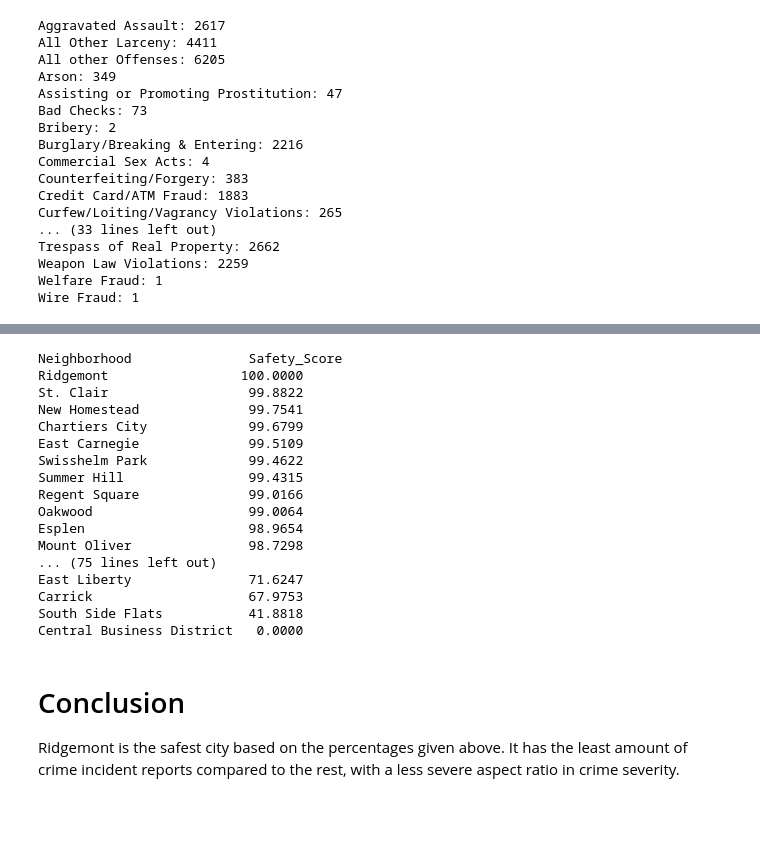
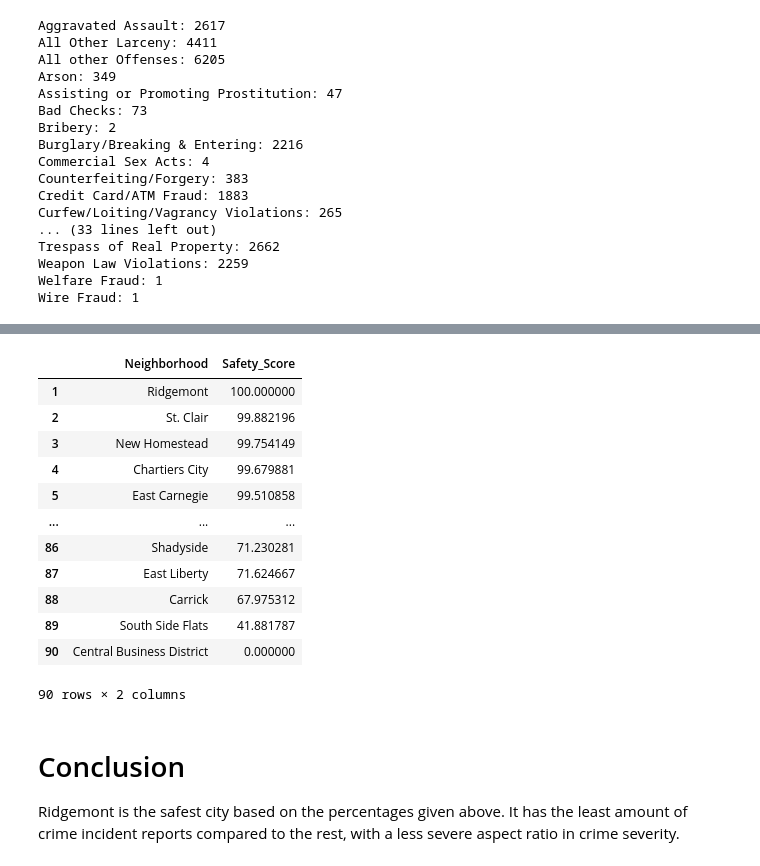
Before and after one commit to nathanPozzuto/Best_PGH_Neighborhood_26, a Jupyter notebook: IvanData.ipynb, the cells around one changed output, grey strips where cells are left out. Cells and saved outputs as stored; diff of their text form; code cells hidden in the pictures; blank space fills up the shorter version.

```diff
--- a/IvanData.ipynb
+++ b/IvanData.ipynb
@@ -125,45 +125,37 @@ Name: NIBRS_Offense_Grouping, Length: 90, dtype: float64
 # %%
 totalCrime_df = totalCrime.to_frame(name="Crime_Count").reset_index()
 
 # Assign to list for final conclusion use
 crimeScore = {}
 for neighborhood, count in zip(totalCrime_df["Neighborhood"], totalCrime_df["Crime_Count"]):
     result = 1 - (int(count) / 13259)
     crimeScore[neighborhood] = result
 
 totalCrime_df['Severity_Ratio'] = totalCrime_df['Neighborhood'].map(severity_ratio)
 totalCrime_df['Weighted_Crime'] = totalCrime_df['Crime_Count'].astype(int) * (1 + totalCrime_df['Severity_Ratio'].astype(float) * 3)
 
 min_wc = totalCrime_df['Weighted_Crime'].min()
 max_wc = totalCrime_df['Weighted_Crime'].max()
 
 totalCrime_df['Safety_Score'] = 100 - ((totalCrime_df['Weighted_Crime'] - min_wc) / (max_wc - min_wc)) * 100
 
-print(totalCrime_df[["Neighborhood", "Safety_Score"]].to_string(
-    index = False,
-    justify = "left",
-    col_space = 10,
-    float_format = "%.4f",
-    formatters = {"Neighborhood": "{:<25}".format})
-)
+crimeRatio = totalCrime_df[["Neighborhood", "Safety_Score"]]
+crimeRatio.index = range(1, len(crimeRatio) + 1)
+crimeRatio
 # %% [output]
+|  | Neighborhood | Safety_Score |
+| 1 | Ridgemont | 100.000000 |
+| 2 | St. Clair | 99.882196 |
+| 3 | New Homestead | 99.754149 |
+| 4 | Chartiers City | 99.679881 |
+| 5 | East Carnegie | 99.510858 |
+| ... | ... | ... |
+| 86 | Shadyside | 71.230281 |
+| 87 | East Liberty | 71.624667 |
+| 88 | Carrick | 67.975312 |
+| 89 | South Side Flats | 41.881787 |
+| 90 | Central Business District | 0.000000 |
-Neighborhood               Safety_Score
-Ridgemont                 100.0000
-St. Clair                  99.8822
-New Homestead              99.7541
-Chartiers City             99.6799
-East Carnegie              99.5109
-Swisshelm Park             99.4622
-Summer Hill                99.4315
-Regent Square              99.0166
-Oakwood                    99.0064
-Esplen                     98.9654
-Mount Oliver               98.7298
-... (75 lines left out)
-East Liberty               71.6247
-Carrick                    67.9753
-South Side Flats           41.8818
-Central Business District   0.0000
+90 rows × 2 columns
 # %% [markdown]
 # Conclusion
 Ridgemont is the safest city based on the percentages given above. It has the least amount of crime incident reports compared to the rest, with a less severe aspect ratio in crime severity.
```
Also changed, not shown: parts of 1 cell of this notebook, 1 other file.
